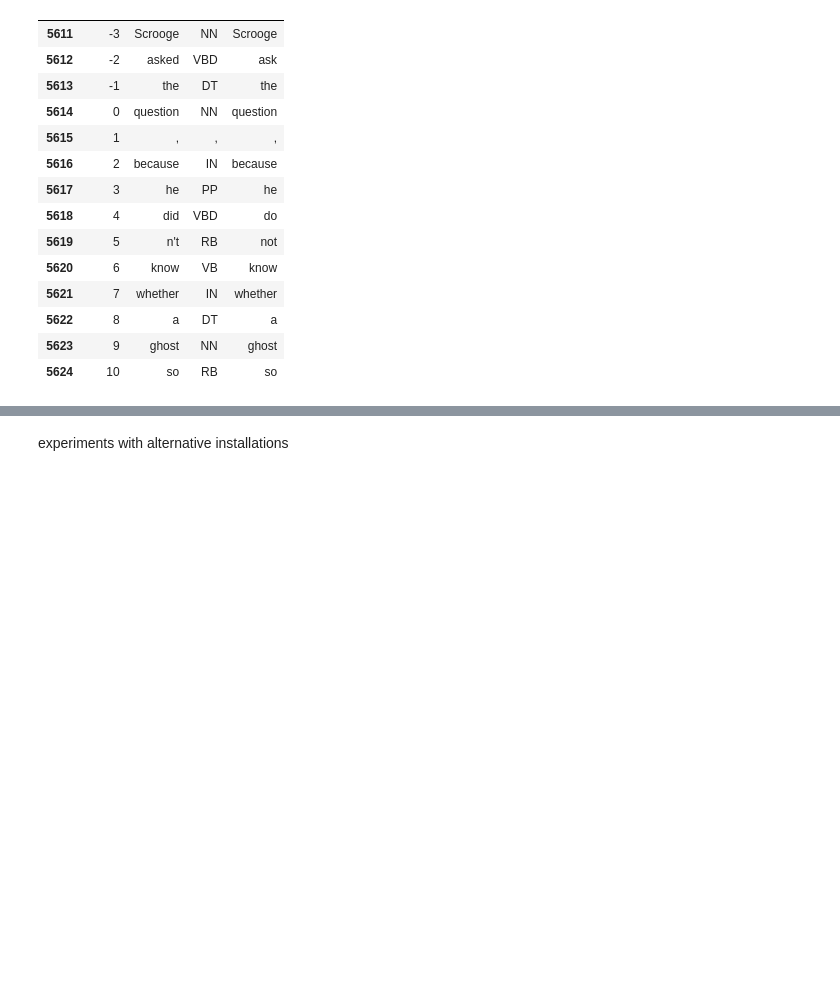
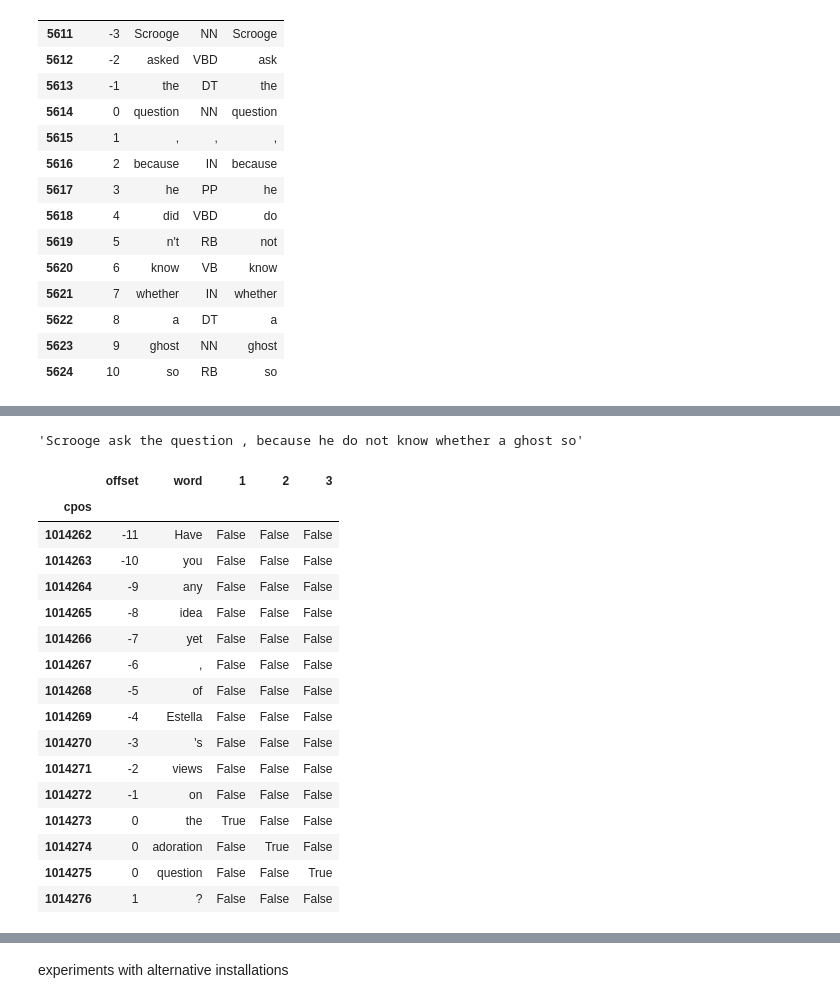
Before and after one commit to bogdanbabych/experiments_NLTK, a Jupyter notebook: cwb2021experimentsV04.ipynb, the cells around one changed output, grey strips where cells are left out. Saved outputs shown, nothing was run; the diff lists cells and outputs as text; code cells hidden in the pictures; blank space fills up the shorter version.

```diff
--- a/cwb2021experimentsV04.ipynb
+++ b/cwb2021experimentsV04.ipynb
@@ -383,0 +418,32 @@ lines.iloc[0]['dataframe']
+# %%
+lines.iloc[0]['lemma']
+# %% [output]
+'Scrooge ask the question , because he do not know whether a ghost so'
+# %%
+dump = corpus.query(
+  cqp_query=r'@1[pos="D.*"] @2[pos="NN"] @3[word="question"]',
+  context=None,
+  context_break='s',
+  match_strategy='longest'
+)
+lines = dump.concordance(form='dataframe')
+# %%
+lines.iloc[1]['dataframe']
+# %% [output]
+|  | offset | word | 1 | 2 | 3 |
+| cpos |  |  |  |  |  |
+| 1014262 | -11 | Have | False | False | False |
+| 1014263 | -10 | you | False | False | False |
+| 1014264 | -9 | any | False | False | False |
+| 1014265 | -8 | idea | False | False | False |
+| 1014266 | -7 | yet | False | False | False |
+| 1014267 | -6 | , | False | False | False |
+| 1014268 | -5 | of | False | False | False |
+| 1014269 | -4 | Estella | False | False | False |
+| 1014270 | -3 | 's | False | False | False |
+| 1014271 | -2 | views | False | False | False |
+| 1014272 | -1 | on | False | False | False |
+| 1014273 | 0 | the | True | False | False |
+| 1014274 | 0 | adoration | False | True | False |
+| 1014275 | 0 | question | False | False | True |
+| 1014276 | 1 | ? | False | False | False |
```
Also changed, not shown: parts of 16 cells of this notebook.
